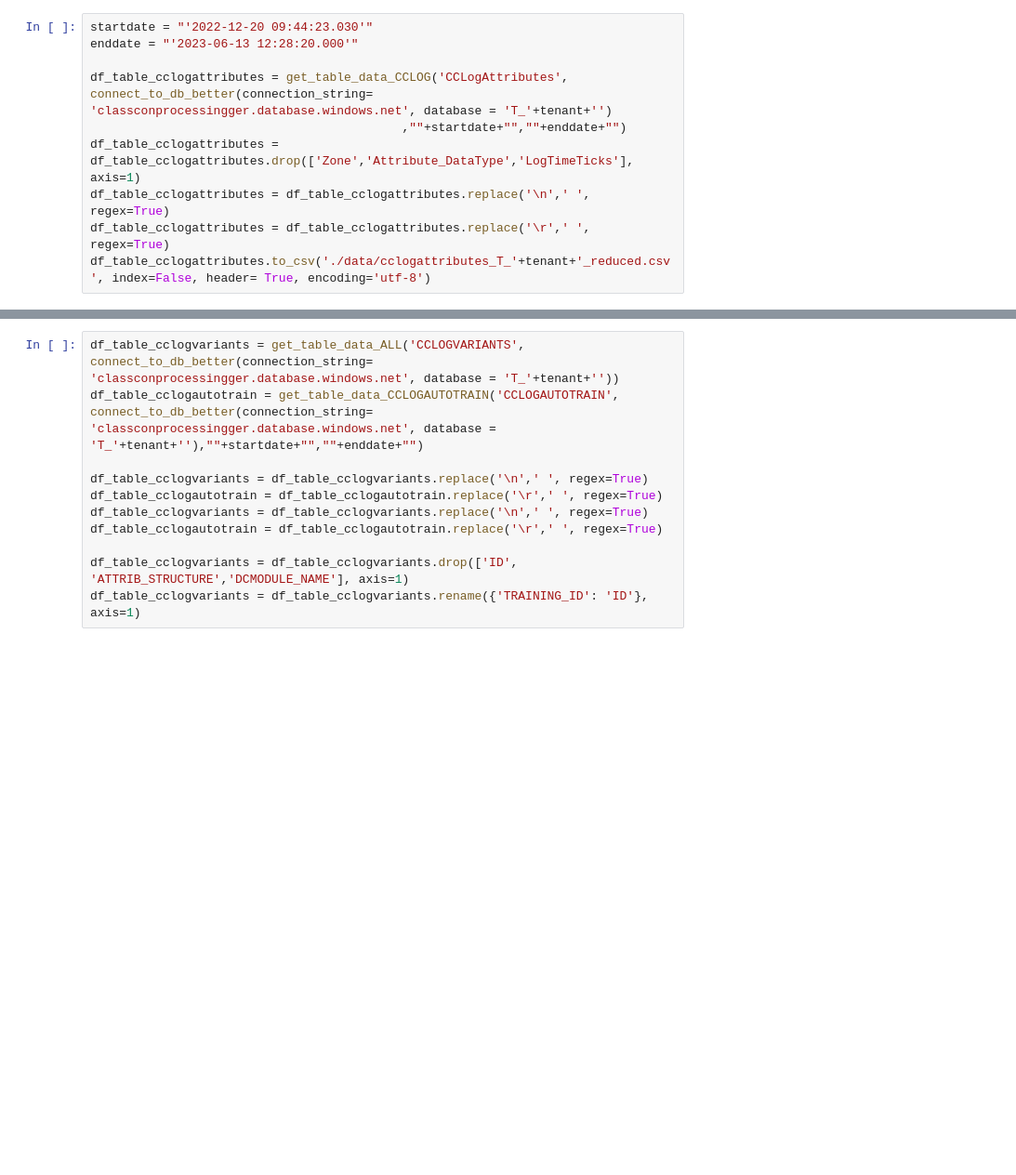
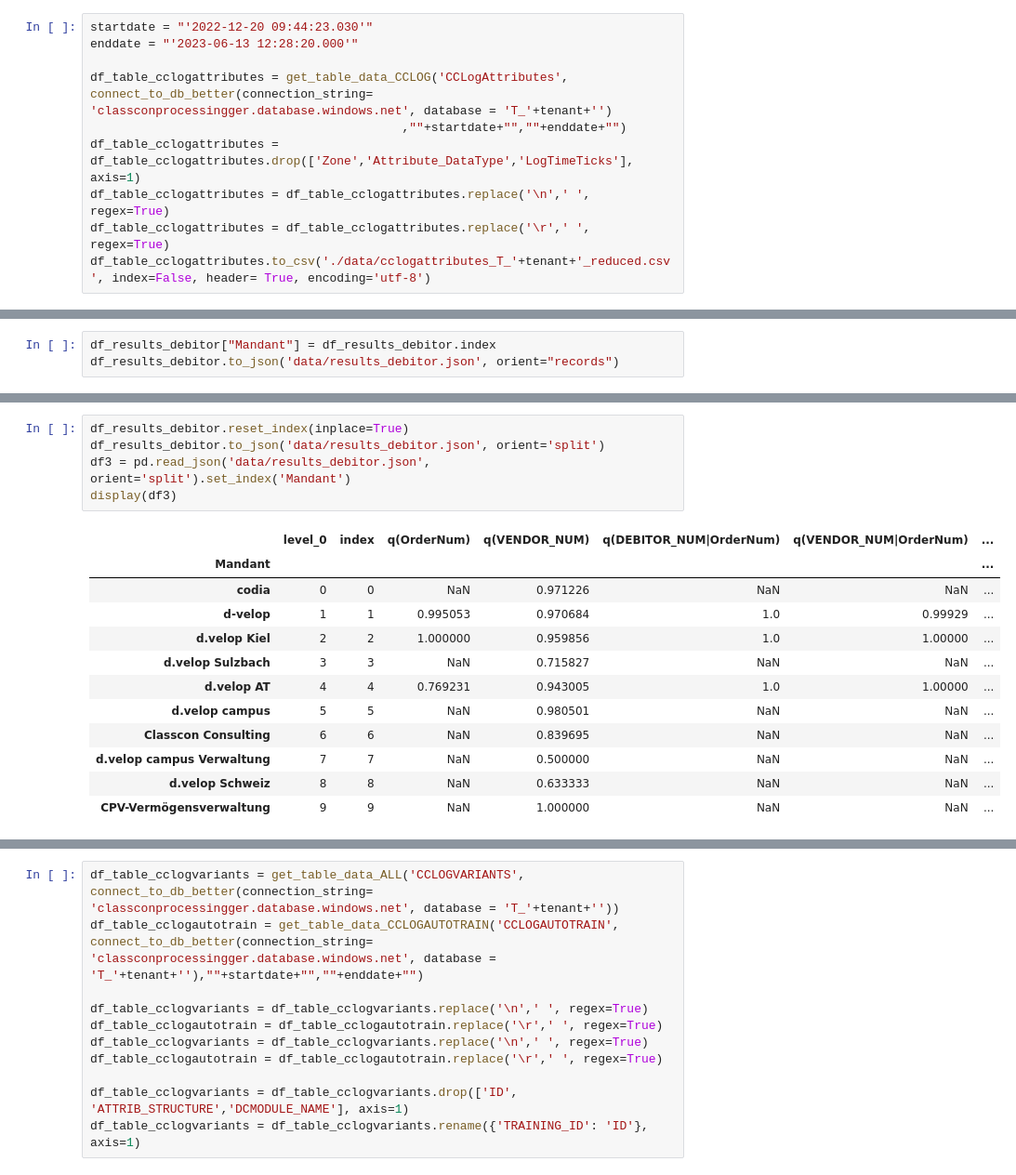
Before and after one commit to FusionShareeza/Masterarbeit, a Jupyter notebook: sqlconnector.ipynb, the cells around one changed output, grey strips where cells are left out. Shown at 93% size. Drawn from its saved outputs; the diff is of its cells as text; blank space fills up the shorter version.

```diff
--- a/sqlconnector.ipynb
+++ b/sqlconnector.ipynb
@@ -779,0 +660,3 @@ display(dc_all_frequency_df_vendor_complete["1200"]["15779"])
+# %%
+df_results_debitor["Mandant"] = df_results_debitor.index
+df_results_debitor.to_json('data/results_debitor.json', orient="records")
@@ -779,0 +676,18 @@ display(dc_all_frequency_df_vendor_complete["1200"]["15779"])
+# %%
+df_results_debitor.reset_index(inplace=True)
+df_results_debitor.to_json('data/results_debitor.json', orient='split')
+df3 = pd.read_json('data/results_debitor.json', orient='split').set_index('Mandant')
+display(df3)
+# %% [output]
+|  | level_0 | index | q(OrderNum) | q(VENDOR_NUM) | q(DEBITOR_NUM|OrderNum) | q(VENDOR_NUM|OrderNum) | ... |
+| Mandant |  |  |  |  |  |  | ... |
+| codia | 0 | 0 | NaN | 0.971226 | NaN | NaN | ... |
+| d-velop | 1 | 1 | 0.995053 | 0.970684 | 1.0 | 0.99929 | ... |
+| d.velop Kiel | 2 | 2 | 1.000000 | 0.959856 | 1.0 | 1.00000 | ... |
+| d.velop Sulzbach | 3 | 3 | NaN | 0.715827 | NaN | NaN | ... |
+| d.velop AT | 4 | 4 | 0.769231 | 0.943005 | 1.0 | 1.00000 | ... |
+| d.velop campus | 5 | 5 | NaN | 0.980501 | NaN | NaN | ... |
+| Classcon Consulting | 6 | 6 | NaN | 0.839695 | NaN | NaN | ... |
+| d.velop campus Verwaltung | 7 | 7 | NaN | 0.500000 | NaN | NaN | ... |
+| d.velop Schweiz | 8 | 8 | NaN | 0.633333 | NaN | NaN | ... |
+| CPV-Vermögensverwaltung | 9 | 9 | NaN | 1.000000 | NaN | NaN | ... |
```
Also changed, not shown: parts of 25 cells of this notebook, 13 other files.
